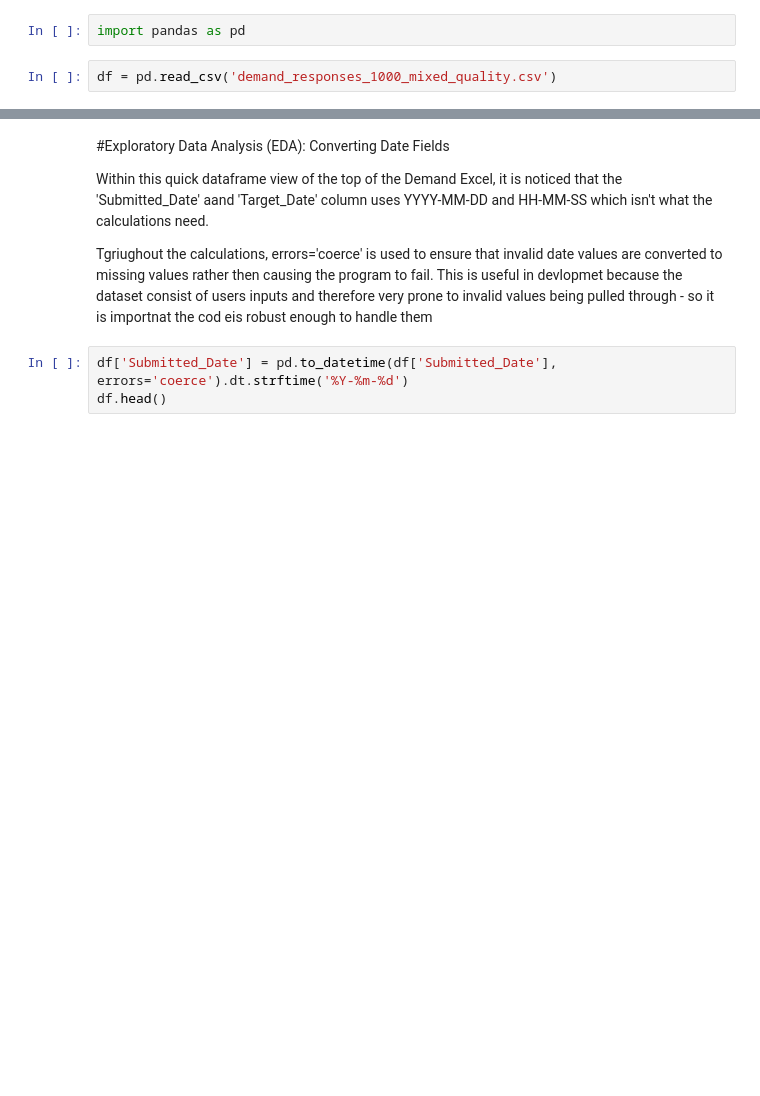
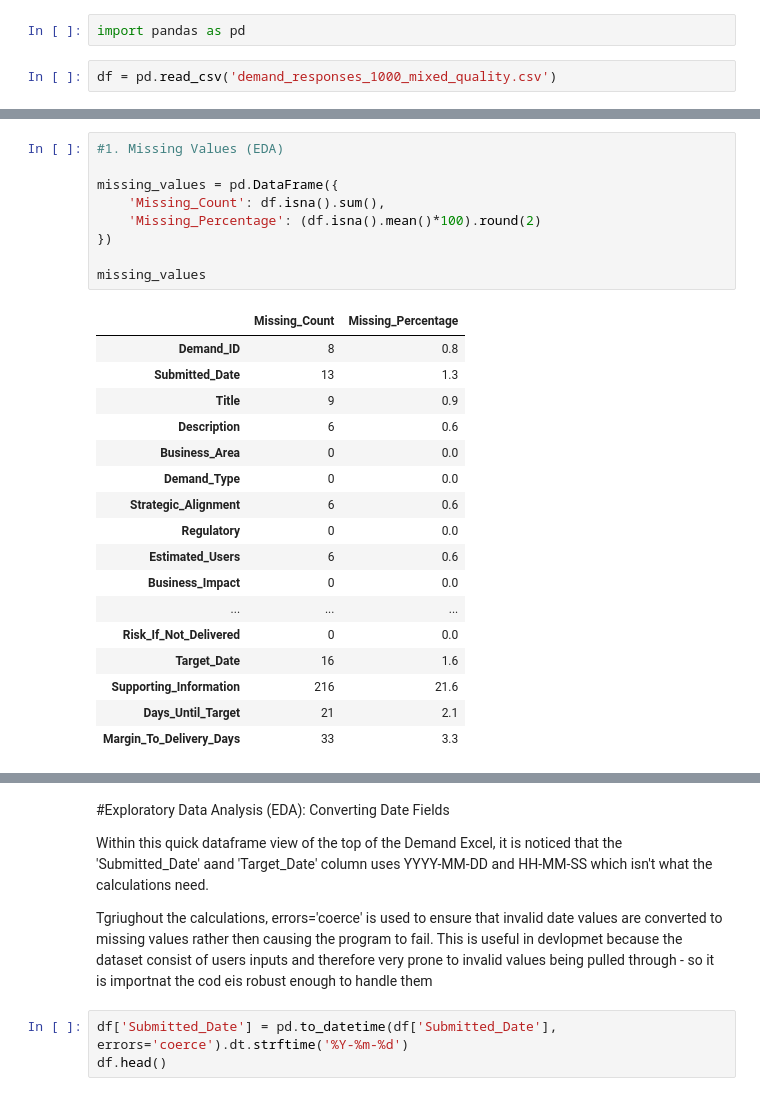
Before and after one commit to 54SADJCQB-BPPProfessionalPractice/SoftwareEngineeringDemandTriaging, a Jupyter notebook: Untitled2.ipynb, the cells around one changed output, grey strips where cells are left out. Saved outputs shown, nothing was run; the diff lists cells and outputs as text; blank space fills up the shorter version.

```diff
--- a/Untitled2.ipynb
+++ b/Untitled2.ipynb
@@ -50,0 +69,27 @@ dtype: object
+# %%
+#1. Missing Values (EDA)
+
+missing_values = pd.DataFrame({
+    'Missing_Count': df.isna().sum(),
+    'Missing_Percentage': (df.isna().mean()*100).round(2)
+})
+
+missing_values
+# %% [output]
+|  | Missing_Count | Missing_Percentage |
+| Demand_ID | 8 | 0.8 |
+| Submitted_Date | 13 | 1.3 |
+| Title | 9 | 0.9 |
+| Description | 6 | 0.6 |
+| Business_Area | 0 | 0.0 |
+| Demand_Type | 0 | 0.0 |
+| Strategic_Alignment | 6 | 0.6 |
+| Regulatory | 0 | 0.0 |
+| Estimated_Users | 6 | 0.6 |
+| Business_Impact | 0 | 0.0 |
+| ... | ... | ... |
+| Risk_If_Not_Delivered | 0 | 0.0 |
+| Target_Date | 16 | 1.6 |
+| Supporting_Information | 216 | 21.6 |
+| Days_Until_Target | 21 | 2.1 |
+| Margin_To_Delivery_Days | 33 | 3.3 |
```
Also changed, not shown: parts of 15 cells of this notebook.
